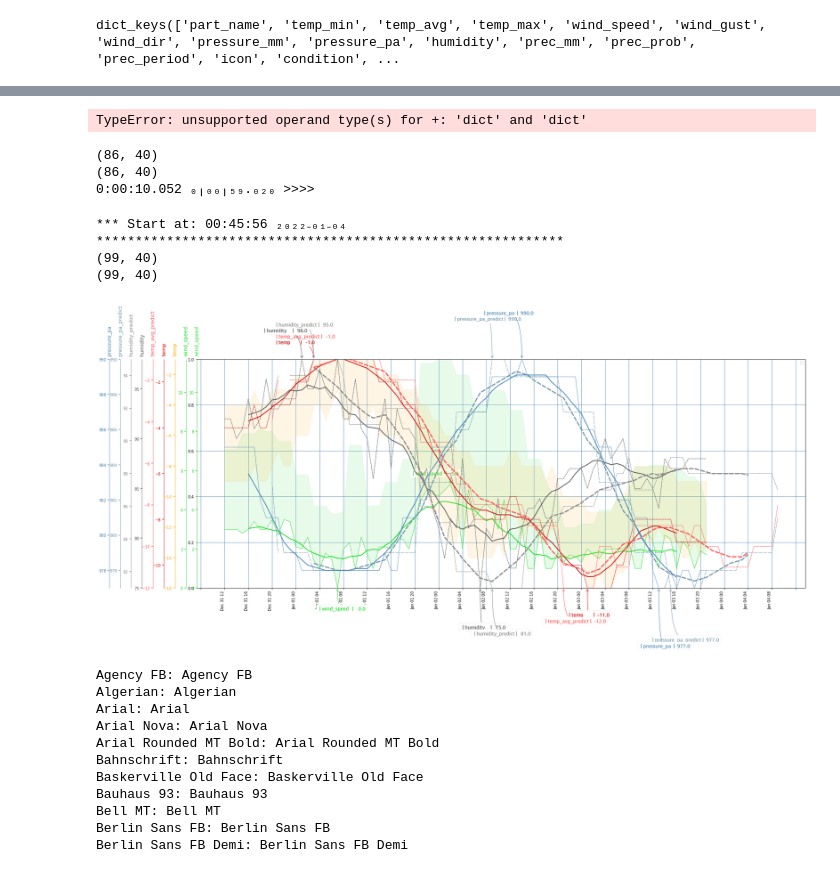
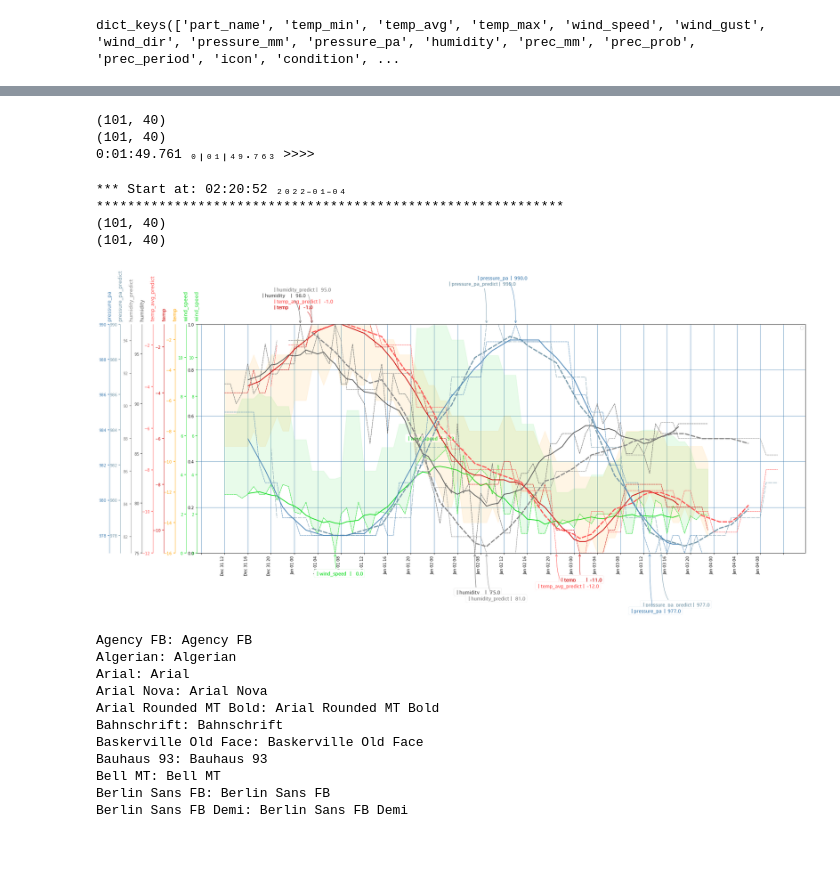
Before and after one commit to codeup1054/jnlab, a Jupyter notebook: 00.yandex_weather.ipynb, the cells around one changed output, grey strips where cells are left out. Drawn from its saved outputs; the diff is of its cells as text; code cells hidden in the pictures.

Commit message:
2022-01-04 yandex_weather

```diff
--- a/00.yandex_weather.ipynb
+++ b/00.yandex_weather.ipynb
@@ -113,7 +113,7 @@ print (yandex_weather_cols['forecast']['parts'][0].keys())
 dict_keys(['part_name', 'temp_min', 'temp_avg', 'temp_max', 'wind_speed', 'wind_gust', 'wind_dir', 'pressure_mm', 'pressure_pa', 'humidity', 'prec_mm', 'prec_prob', 'prec_period', 'icon', 'condition', ...
 # %%
 level_1 = ['now', 'now_dt', 'info', 'fact', 'forecast']
-fact = ['obs_time', 'temp', 'feels_like', 'icon', 'condition',
+fact_cols = ['obs_time', 'temp', 'feels_like', 'icon', 'condition',
         'wind_speed', 'wind_dir', 'pressure_mm', 'pressure_pa',
         'humidity', 'daytime', 'polar', 'season', 'wind_gust']
 
@@ -140,5 +127,0 @@ TypeError: unsupported operand type(s) for +: 'dict_items' and 'dict_items'
-# %%
-y = yandex_weather_cols
-jsonString_merged  = {**{'obs_time_plus': y['fact']['obs_time'] + 6*60*60 },**y['forecast'], **y['forecast']['parts'][1]}
-del jsonString_merged['parts']
-jsonString_merged
@@ -163,7 +128,3 @@ jsonString_merged
-# %%
-yandex_weather_cols['forecast']['parts'][0]+yandex_weather_cols['forecast']['date_ts']
-# %% [output]
-TypeError: unsupported operand type(s) for +: 'dict' and 'dict'
 # %%
 from ftplib import FTP
 import json
@@ -216,7 +177,7 @@ def read_weather_from ():
 
     # df = pd.json_normalize(weather_JSON['now'])
 
-    dfr['fact'] = pd.DataFrame(weather_fact, columns=fact)
+    dfr['fact'] = pd.DataFrame(weather_fact, columns=fact_cols)
     dfr['fact'].drop_duplicates(subset=['obs_time'],inplace=True)
 
     dfr['predict'] = pd.DataFrame(weather_predict)
@@ -250,9 +211,9 @@ tm('>>>>')
 # print (df.count())
 # print (dfr['predict'].count())
 # %% [output]
-(86, 40)
-(86, 40)
-0:00:10.052 ₀╷₀₀╷₅₉.₀₂₀ >>>>
+(101, 40)
+(101, 40)
+0:01:49.761 ₀╷₀₁╷₄₉.₇₆₃ >>>>
 # %%
 class Struct:
     def __init__(self, **entries):
@@ -281,8 +242,10 @@ cols =['obs_time', 'temp', 'feels_like', 'icon', 'condition',
         'wind_speed', 'wind_dir', 'pressure_mm', 'pressure_pa',
         'humidity', 'daytime', 'polar', 'season', 'wind_gust']
 
-global ax_shift,annotation_shift,annotations
+global ax, ax_shift,annotation_shift,annotations,legend
 annotations = []
+ax = {}
+legend = {}
 
 ax_shift = 0
 annotation_shift = 0
@@ -310,7 +273,7 @@ ax1.grid(color='steelblue')
 
 def draw_line (**kwargs):
 
-    global ax_shift,annotation_shift,annotations
+    global ax_shift,annotation_shift,annotations, ax, legend
 
     p= Struct(**kwargs)
     k = p.data_key
@@ -401,37 +364,37 @@ draw_line(data_key = 'humidity_predict',     plot_type='line',
           color="#888", linewidth=1, alfa=.3, linestyle='-',  marker='',   rolling_avg = True )
 
 
 draw_line(data_key = 'pressure_pa_predict',  plot_type='line', color="#7799aa", linewidth=1, alfa=.3, linestyle='--', marker='', dashes=(10,2),
           rolling_avg = True)
 
 draw_line(data_key = 'pressure_pa',     plot_type='line', color="steelblue", linewidth=1, alfa=.3, linestyle='-', marker='',
           rolling_avg = True)
 
 
 ax1.legend([l for l in legend])
 
 
 [annot_max(a) for a in annotations]
 
 
 plt.show()
 
 plt_text = "yandex_weather_forecast"
 
 text_time = strftime("%Y-%m-%d %H-%M-%S", gmtime())
 
 fig.savefig('plt/'+plt_text.replace('/','_') +'('+text_time+').png', bbox_inches='tight')
 
 # data = pd.DataFrame(dict(
 #     s1=[v for v in df['diff']],
 #     s2=[v for v in df['speed']]
 # ))
 # plot_multi(data.cumsum(), figsize=(10, 5))
 # %% [output]
-*** Start at: 00:45:56 ₂₀₂₂₋₀₁₋₀₄  ************************************************************
-(99, 40)
-(99, 40)
+*** Start at: 02:20:52 ₂₀₂₂₋₀₁₋₀₄  ************************************************************
+(101, 40)
+(101, 40)
-[figure, old version]
+[figure, new version]
 # %%
 def annot_max(param):
 
```
Also changed, not shown: parts of 5 cells of this notebook.
